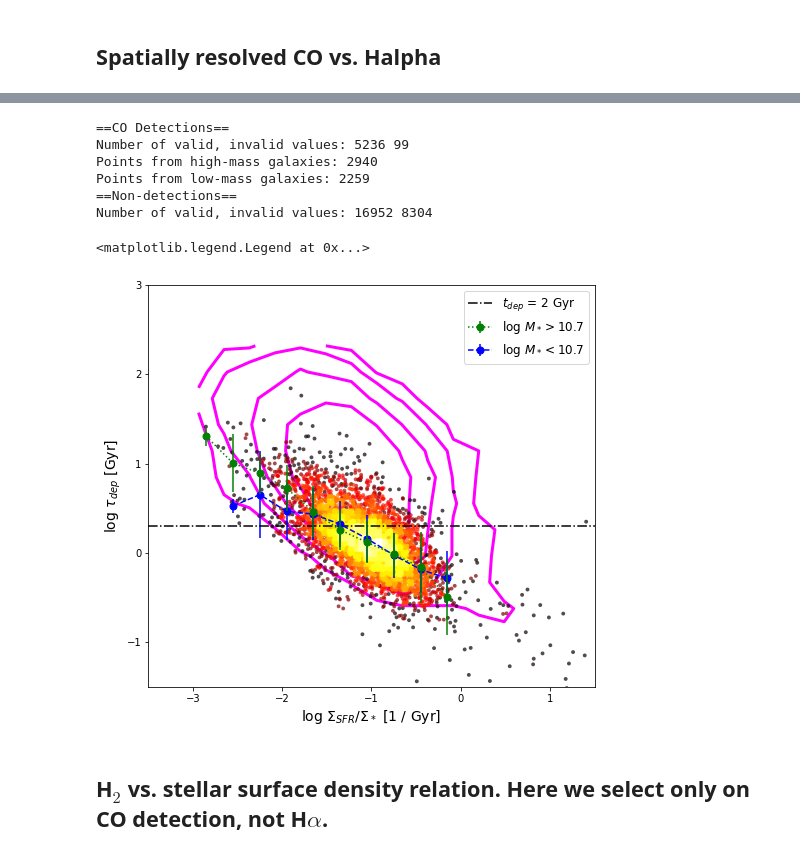
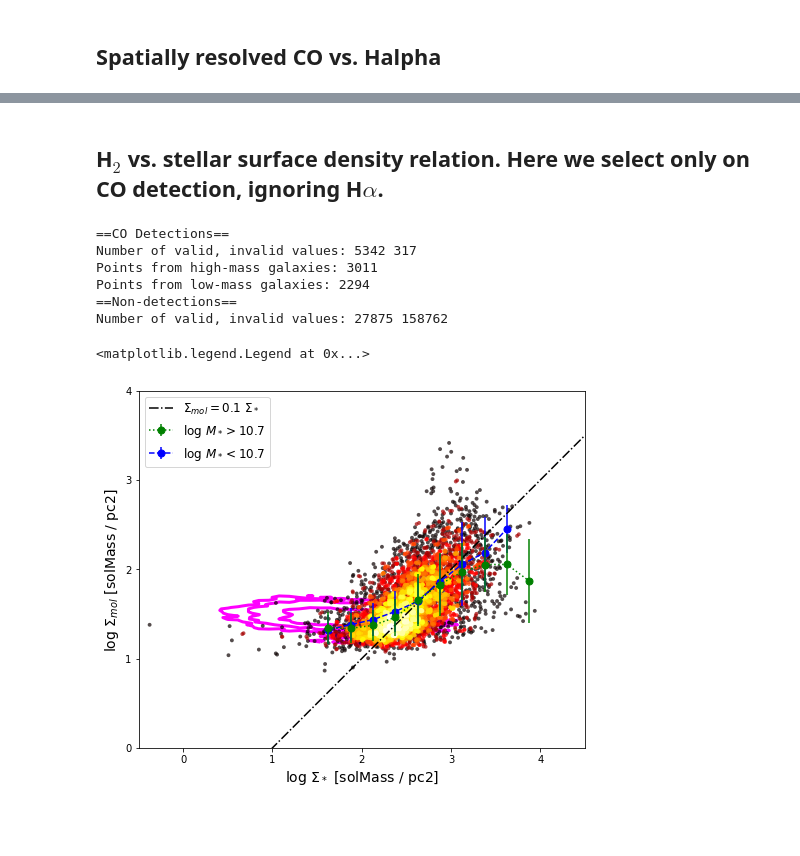
Before and after one commit to tonywong94/edge_pydb, a Jupyter notebook: demo_notebk/SFLaw-edge.ipynb, the cells around one changed output, grey strips where cells are left out. Saved outputs shown, nothing was run; the diff lists cells and outputs as text; code cells hidden in the pictures; blank space fills up the shorter version.

```diff
--- a/demo_notebk/SFLaw-edge.ipynb
+++ b/demo_notebk/SFLaw-edge.ipynb
@@ -14,8 +15,8 @@ plt.rcParams["scatter.edgecolors"] = 'none'
 # %%
 # limit the columns we read to avoid information overload
 sspcols = ['Name','ix','iy','mass_ssp_sm','sigstar_sm']
-fluxcols = ['Name','ix','iy','flux_Halpha_sm','flux_Hbeta_sm','e_flux_Halpha_sm',
-            'e_flux_Hbeta_sm','flux_sigsfr0_sm','flux_sigsfr_sm','EW_Halpha_sm']
+fluxcols = ['Name','ix','iy','flux_Halpha_sm','flux_Hbeta_sm','e_flux_Halpha_sm','e_flux_Hbeta_sm',
+            'flux_sigsfr0_sm','flux_sigsfr_corr_sm','flux_sigsfr_adopt_sm','EW_Halpha_sm']
 comomcols = ['Name','ix','iy','mom0_12','emom0_12','sigmol']
 
 # Note that NGC 5784 is missing stellar mass
@@ -319,56 +349,63 @@ Number of valid, invalid values: 16952 8304
+# %% [markdown]
+## H$_2$ vs. stellar surface density relation.  Here we select only on CO detection, ignoring H$\alpha$.
 # %%
-# Select data to plot (must be loggable)
-ssft_valid = ~np.isnan(sfe_det['sigssfr']) & (sfe_det['sigssfr']>0) & (sfe_det['t_dep']>0)
+sigmol = fluxtab['sigmol'][codet]
+sigstar = fluxtab['sigstar_sm'][codet]
+h2s_valid = ~np.isnan(sigstar) & (sigmol>0) & (sigstar>0)
 print('==CO Detections==')
-print('Number of valid, invalid values:',len(np.nonzero(ssft_valid)[0]),len(np.nonzero(~ssft_valid)[0]))
-himass = ssft_valid & (sfe_det['stmass'] > 10.7)
+print('Number of valid, invalid values:',len(np.nonzero(h2s_valid)[0]),len(np.nonzero(~h2s_valid)[0]))
+himass = h2s_valid & (fluxtab['caMass'][codet] > 10.7)
 print('Points from high-mass galaxies:',len(np.nonzero(himass)[0]))
-lomass = ssft_valid & (sfe_det['stmass'] <= 10.7)
+lomass = h2s_valid & (fluxtab['caMass'][codet] <= 10.7)
 print('Points from low-mass galaxies:',len(np.nonzero(lomass)[0]))
-ssft_valid_ndet = ~np.isnan(sfe_ndet['sigssfr']) & (sfe_ndet['sigssfr']>0) & (sfe_ndet['t_dep']>0)
+
+sigmol_nd = msd_co(3*fluxtab['emom0max_12'][~codet])
+sigstar_nd = fluxtab['sigstar_sm'][~codet]
+
+h2s_valid_ndet = ~np.isnan(sigstar_nd) & (sigmol_nd>0) & (sigstar_nd>0)
 print('==Non-detections==')
-print('Number of valid, invalid values:',len(np.nonzero(ssft_valid_ndet)[0]),len(np.nonzero(~ssft_valid_ndet)[0]))
+print('Number of valid, invalid values:',len(np.nonzero(h2s_valid_ndet)[0]),len(np.nonzero(~h2s_valid_ndet)[0]))
 
-x_det, y_det, z_det, *hist = xy2hist(sfe_det['sigssfr'][ssft_valid],
-                                     sfe_det['t_dep'][ssft_valid], log=True)
-x_ndet, y_ndet, z_ndet, *hist2 = xy2hist(sfe_ndet['sigssfr'][ssft_valid_ndet],
-                                         sfe_ndet['t_dep'][ssft_valid_ndet],
-                                         log=True, bins=[25,25])
+x_det, y_det, z_det, *hist = xy2hist(sigstar[h2s_valid],
+                                     sigmol[h2s_valid], log=True)
+x_ndet, y_ndet, z_ndet, *hist2 = xy2hist(sigstar_nd[h2s_valid_ndet],
+                                         sigmol_nd[h2s_valid_ndet],
+                                         log=True, bins=[40,40])
 
-xhi_bin, yhi_bin, yhi_err = xy2binned(sfe_det['sigssfr'][himass],
-                                      sfe_det['t_dep'][himass], bins=10, range=[-3,0])
-xlo_bin, ylo_bin, ylo_err = xy2binned(sfe_det['sigssfr'][lomass],
-                                      sfe_det['t_dep'][lomass], bins=10, range=[-3,0])
+xhi_bin, yhi_bin, yhi_err = xy2binned(sigstar[himass],
+                                      sigmol[himass], bins=10, range=[1.5,4])
+xlo_bin, ylo_bin, ylo_err = xy2binned(sigstar[lomass],
+                                      sigmol[lomass], bins=10, range=[1.5,4])
 
 # Make the scatter plot
 fig, ax = plt.subplots(figsize=(8,8))
-cm = plt.cm.get_cmap('hot')
-sc = ax.scatter(x_det, y_det, c=z_det, s=15, cmap='hot', alpha=0.7)
+xlims = [-0.5,4.5]
+ax.scatter(x_det, y_det, c=z_det, s=15, cmap='hot', alpha=0.7)
 ax.errorbar(xhi_bin, yhi_bin, yerr=yhi_err, zorder=3,
             color='green', marker='o', ms=7, ls=':', label='log $M_*>10.7$')
 ax.errorbar(xlo_bin, ylo_bin, yerr=ylo_err, zorder=2,
             color='blue', marker='o', ms=7, ls='--', label='log $M_*<10.7$')
 ax.contour(hist2[0].transpose(),[10,30,100,300],
            extent=[hist2[1].min(),hist2[1].max(),
                    hist2[2].min(),hist2[2].max()],
            colors='magenta',linewidths=3,zorder=-1)
-plt.xlabel(r'log $\Sigma_{SFR}$/$\Sigma_*$ ['+str(sfe_det['sigssfr'].unit)+']',fontsize=14)
-plt.ylabel(r'log $\tau_{dep}$ ['+str(sfe_det['t_dep'].unit)+']',fontsize=14)
+ax.set_xlabel(r'log $\Sigma_*$ ['+str(sigmol.unit)+']',fontsize=14)
+ax.set_ylabel(r'log $\Sigma_{mol}$ ['+str(sigstar.unit)+']',fontsize=14)
 ax.set_aspect('equal')
-ax.axhline(np.log10(2), ls='-.', color='k', label='$t_{dep}$ = 2 Gyr')
-ax.set_xlim(-3.5,1.5)
-ax.set_ylim(-1.5,3)
+xmod = np.linspace(xlims[0], xlims[1], num=10)
+ymod = xmod - 1
+ax.plot(xmod, ymod, ls='-.', color='k', label='$\Sigma_{mol}=0.1\ \Sigma_*$')
+ax.set_xlim(xlims)
+ax.set_ylim(0,4)
 ax.xaxis.set_major_locator(MultipleLocator(1))
 ax.yaxis.set_major_locator(MultipleLocator(1))
 plt.legend(fontsize='large')
 # %% [output]
 ==CO Detections==
-Number of valid, invalid values: 5236 99
-Points from high-mass galaxies: 2940
-Points from low-mass galaxies: 2259
+Number of valid, invalid values: 5342 317
+Points from high-mass galaxies: 3011
+Points from low-mass galaxies: 2294
 ==Non-detections==
-Number of valid, invalid values: 16952 8304
+Number of valid, invalid values: 27875 158762
 <matplotlib.legend.Legend at 0x...>
-[figure, old version]
+[figure, new version]
-# %% [markdown]
-## H$_2$ vs. stellar surface density relation.  Here we select only on CO detection, not H$\alpha$.
```
Also changed, not shown: parts of 18 cells of this notebook.
